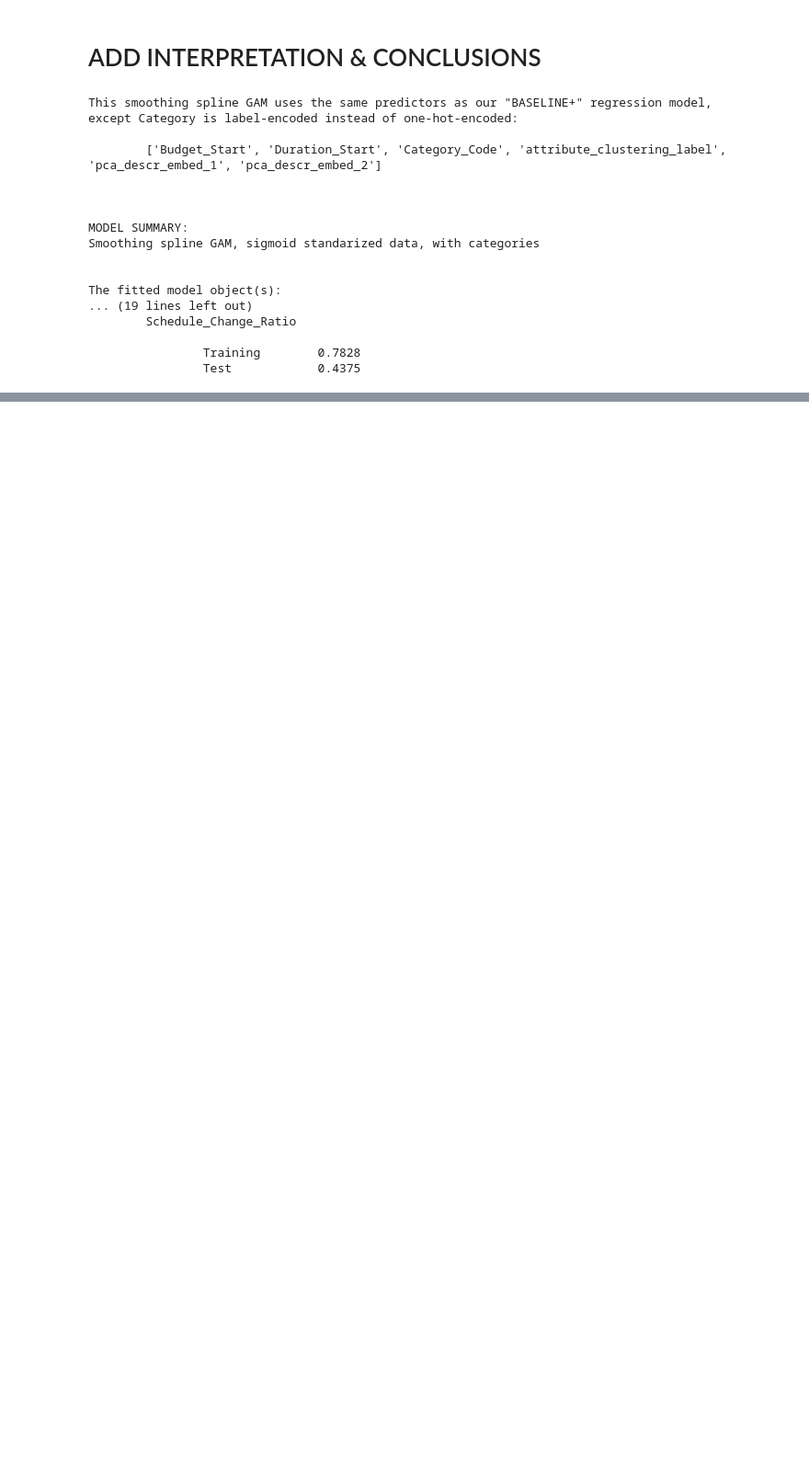
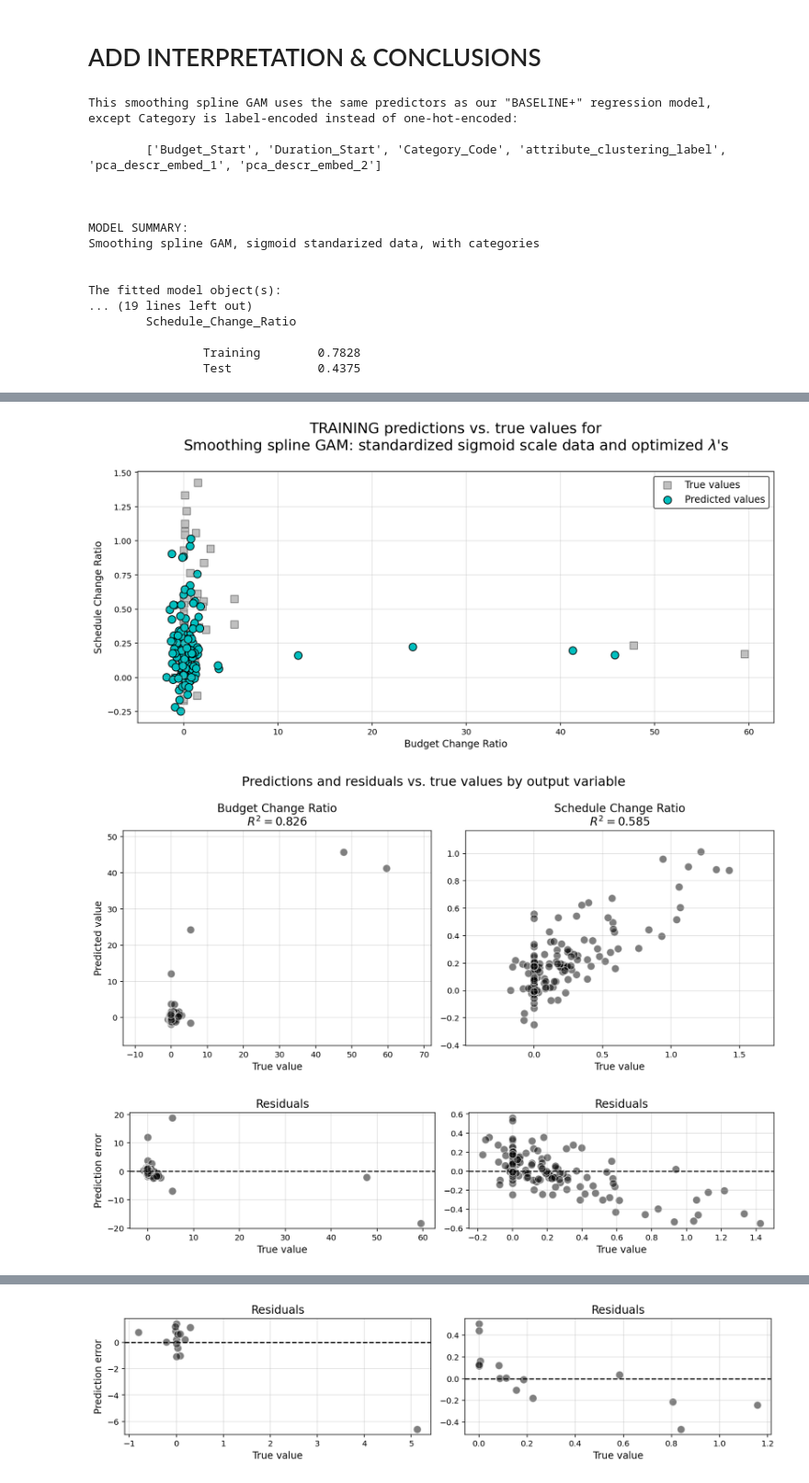
Before and after one commit to sedelmeyer/cs109b_groupproject, a Jupyter notebook: notebooks/06_smoothing_spline_models.ipynb, the cells around one changed output, grey strips where cells are left out. Shown at 92% size. Drawn from its saved outputs; the diff is of its cells as text; code cells hidden in the pictures; blank space fills up the shorter version.

Commit message:
model(gam): finish GAM model selection, notebook still needs headers/findings added

```diff
--- a/notebooks/06_smoothing_spline_models.ipynb
+++ b/notebooks/06_smoothing_spline_models.ipynb
@@ -771,4 +824,6 @@ gam2.summary()
 # %%
+from pygam import LinearGAM, s, f
+
 print(
     '\nThese smoothing spline GAMs have been fit using the optimal lambda penalties '\
     'for each term, one set of results show models optimized for BUDGET_CHANGE_RATIO '\
@@ -779,36 +834,36 @@ print(
 
 model_descr = 'Smoothing spline GAM: sigmoid scaled, BUDGET_CHANGE_RATIO optimal penalties'
 
-terms = s(0, lam=0.001) + s(1, lam=100000) + f(2, lam=215.4435)
+terms1 = s(0, lam=0.001) + s(1, lam=100000) + s(2, lam=100000) + s(3, lam=100000)
 
-model_GAM1 = generate_model_dict(
+model_GAM3 = generate_model_dict(
     LinearGAM,
     model_descr,
-    X_train_std_sig[features], X_test_std_sig[features], y_train, y_test,
+    X_train_std_sig[features1], X_test_std_sig[features1], y_train, y_test,
     multioutput=False,
     verbose=False,
     predictions=True,
     scores=True,
     model_api='sklearn',
-    terms=terms,
+    terms=terms1,
 )
 
-print_model_results(model_GAM1)
+print_model_results(model_GAM3)
 
 model_descr = 'Smoothing spline GAM: sigmoid scaled, SCHEDULE_CHANGE_RATIO optimal penalties'
 
-terms = s(0, lam=100000) + s(1, lam=27.8256) + f(2, lam=3.5938)
+terms2 = s(0, lam=100000) + s(1, lam=37.2759) + f(2, lam=37.2759) + s(3, lam=100000) + s(4, lam=517.9475)
 
-model_GAM2 = generate_model_dict(
+model_GAM4 = generate_model_dict(
     LinearGAM,
     model_descr,
-    X_train_std_sig[features], X_test_std_sig[features], y_train, y_test,
+    X_train_std_sig[features2], X_test_std_sig[features2], y_train, y_test,
     multioutput=False,
     verbose=False,
     predictions=True,
     scores=True,
     model_api='sklearn',
-    terms=terms,
+    terms=terms2,
 )
 
 
@@ -816,4 +871,4 @@ model_GAM2 = generate_model_dict(
 #     LinearGAM, model_descr, X_le_tr_std_sig, X_le_te_std_sig, y_train, y_test, terms=terms, multioutput=False
 # )
 
-print_model_results(model_GAM2)
+print_model_results(model_GAM4)
@@ -820,35 +893,39 @@ print_model_results(model_GAM2)
 # %%
-y_pred_train = np.hstack(
+y_pred_train_extended = np.hstack(
     [
-        model_GAM1['predictions']['train'][:, 0].reshape(-1,1),
-        model_GAM2['predictions']['train'][:, 1].reshape(-1,1)
+        model_GAM3['predictions']['train'][:, 0].reshape(-1,1),
+        model_GAM4['predictions']['train'][:, 1].reshape(-1,1)
     ]
 )
 
-y_pred_test = np.hstack(
+y_pred_test_extended = np.hstack(
     [
-        model_GAM1['predictions']['test'][:, 0].reshape(-1,1),
-        model_GAM2['predictions']['test'][:, 1].reshape(-1,1)
+        model_GAM3['predictions']['test'][:, 0].reshape(-1,1),
+        model_GAM4['predictions']['test'][:, 1].reshape(-1,1)
     ]
 )
 # %%
 model_descr = "Smoothing spline GAM: standardized sigmoid scale data and optimized $\lambda$'s"
 y1_label = 'Budget Change Ratio'
 y2_label = 'Schedule Change Ratio'
 
 plot_true_pred(
     dataset='train',
     y_true=y_train,
-    y_pred=y_pred_train,
+    y_pred=y_pred_train_extended,
     y1_label=y1_label,
     y2_label=y2_label,
     model_descr=model_descr
 )
 plot_true_pred(
     dataset='test',
     y_true=y_test,
-    y_pred=y_pred_test,
+    y_pred=y_pred_test_extended,
     y1_label=y1_label,
     y2_label=y2_label,
     model_descr=model_descr
 )
+# %% [output]
+[figure, added]
+[figure, added]
+[figure, added]
@@ -855,2 +934,3 @@ plot_true_pred(
+[figure, added]
 # %%
 plot_gam_by_predictor(
```
Also changed, not shown: parts of 7 cells of this notebook.
